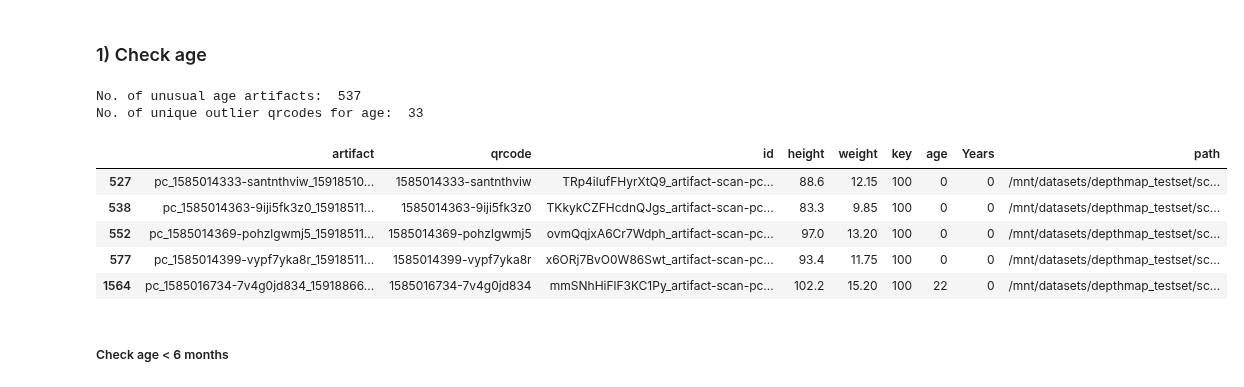
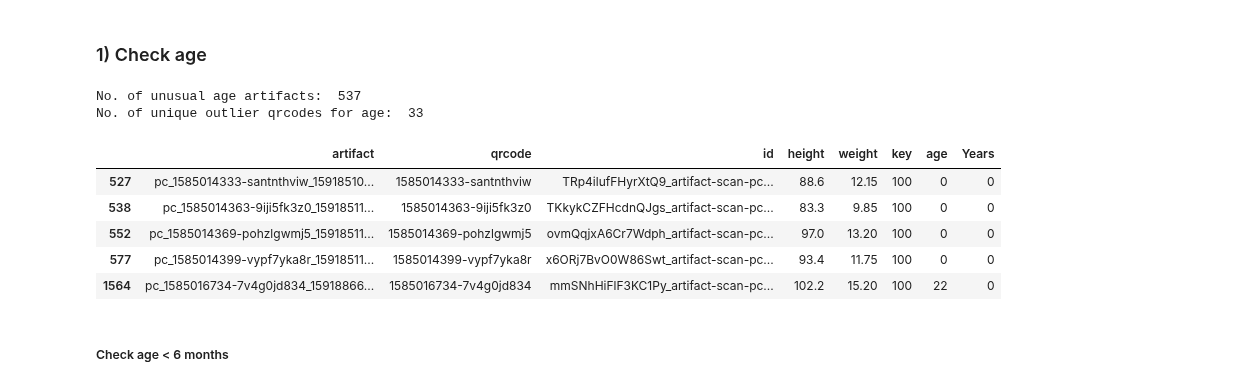
Before and after one commit to Welthungerhilfe/cgm-ml, a Jupyter notebook: src/data_utils/dataset_EDA/anon-depthmap-testset/EDA_anon-depthmap-testset.ipynb, the cells around one changed output. Cells and saved outputs as stored; diff of their text form; code cells hidden in the pictures.

```diff
--- a/src/data_utils/dataset_EDA/anon-depthmap-testset/EDA_anon-depthmap-testset.ipynb
+++ b/src/data_utils/dataset_EDA/anon-depthmap-testset/EDA_anon-depthmap-testset.ipynb
@@ -174,22 +168,22 @@ def get_qrcode(artifact:str) -> str:
 # %%
 # Children should be between 6 months and 6 years, otherwise we assume something went wrong
 
-unusual_age_artifacts = artifacts[(artifacts.Years < 1) | (artifacts.Years > 6)]
+unusual_age_artifacts = artifacts[(artifacts.age < 365/2) | (artifacts.age > 365*6)]
 print("No. of unusual age artifacts: ", len(unusual_age_artifacts))
 
 unusual_age_drop_dupl = unusual_age_artifacts.drop_duplicates(subset='qrcode', keep='first')
 print("No. of unique outlier qrcodes for age: ", len(unusual_age_drop_dupl))
 
 unusual_age_drop_dupl.head()
 # %% [output]
 No. of unusual age artifacts:  537
 No. of unique outlier qrcodes for age:  33
-|  | artifact | qrcode | id | height | weight | key | age | Years | path |
-| 527 | pc_1585014333-santnthviw_15918510... | 1585014333-santnthviw | TRp4ilufFHyrXtQ9_artifact-scan-pc... | 88.6 | 12.15 | 100 | 0 | 0 | /mnt/datasets/depthmap_testset/sc... |
-| 538 | pc_1585014363-9iji5fk3z0_15918511... | 1585014363-9iji5fk3z0 | TKkykCZFHcdnQJgs_artifact-scan-pc... | 83.3 | 9.85 | 100 | 0 | 0 | /mnt/datasets/depthmap_testset/sc... |
-| 552 | pc_1585014369-pohzlgwmj5_15918511... | 1585014369-pohzlgwmj5 | ovmQqjxA6Cr7Wdph_artifact-scan-pc... | 97.0 | 13.20 | 100 | 0 | 0 | /mnt/datasets/depthmap_testset/sc... |
-| 577 | pc_1585014399-vypf7yka8r_15918511... | 1585014399-vypf7yka8r | x6ORj7BvO0W86Swt_artifact-scan-pc... | 93.4 | 11.75 | 100 | 0 | 0 | /mnt/datasets/depthmap_testset/sc... |
-| 1564 | pc_1585016734-7v4g0jd834_15918866... | 1585016734-7v4g0jd834 | mmSNhHiFlF3KC1Py_artifact-scan-pc... | 102.2 | 15.20 | 100 | 22 | 0 | /mnt/datasets/depthmap_testset/sc... |
+|  | artifact | qrcode | id | height | weight | key | age | Years |
+| 527 | pc_1585014333-santnthviw_15918510... | 1585014333-santnthviw | TRp4ilufFHyrXtQ9_artifact-scan-pc... | 88.6 | 12.15 | 100 | 0 | 0 |
+| 538 | pc_1585014363-9iji5fk3z0_15918511... | 1585014363-9iji5fk3z0 | TKkykCZFHcdnQJgs_artifact-scan-pc... | 83.3 | 9.85 | 100 | 0 | 0 |
+| 552 | pc_1585014369-pohzlgwmj5_15918511... | 1585014369-pohzlgwmj5 | ovmQqjxA6Cr7Wdph_artifact-scan-pc... | 97.0 | 13.20 | 100 | 0 | 0 |
+| 577 | pc_1585014399-vypf7yka8r_15918511... | 1585014399-vypf7yka8r | x6ORj7BvO0W86Swt_artifact-scan-pc... | 93.4 | 11.75 | 100 | 0 | 0 |
+| 1564 | pc_1585016734-7v4g0jd834_15918866... | 1585016734-7v4g0jd834 | mmSNhHiFlF3KC1Py_artifact-scan-pc... | 102.2 | 15.20 | 100 | 22 | 0 |
 # %% [markdown]
 ##### Check age < 6 months
 # %%
```
Also changed, not shown: parts of 14 cells of this notebook, 6 other files.
